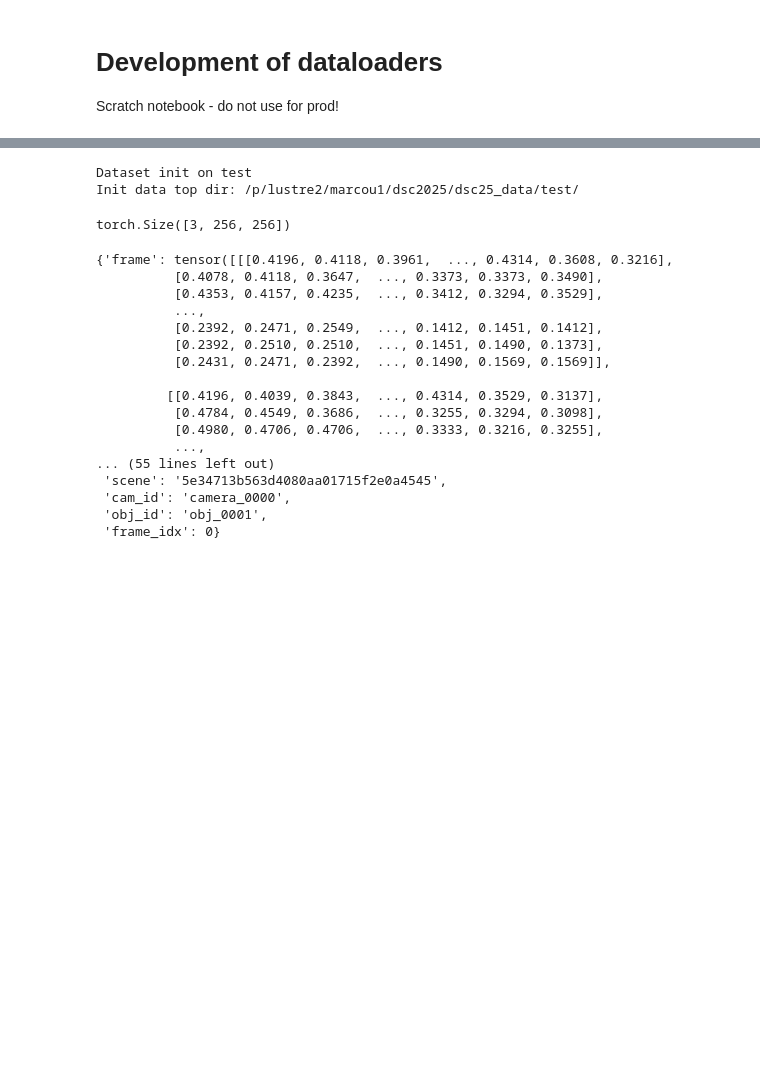
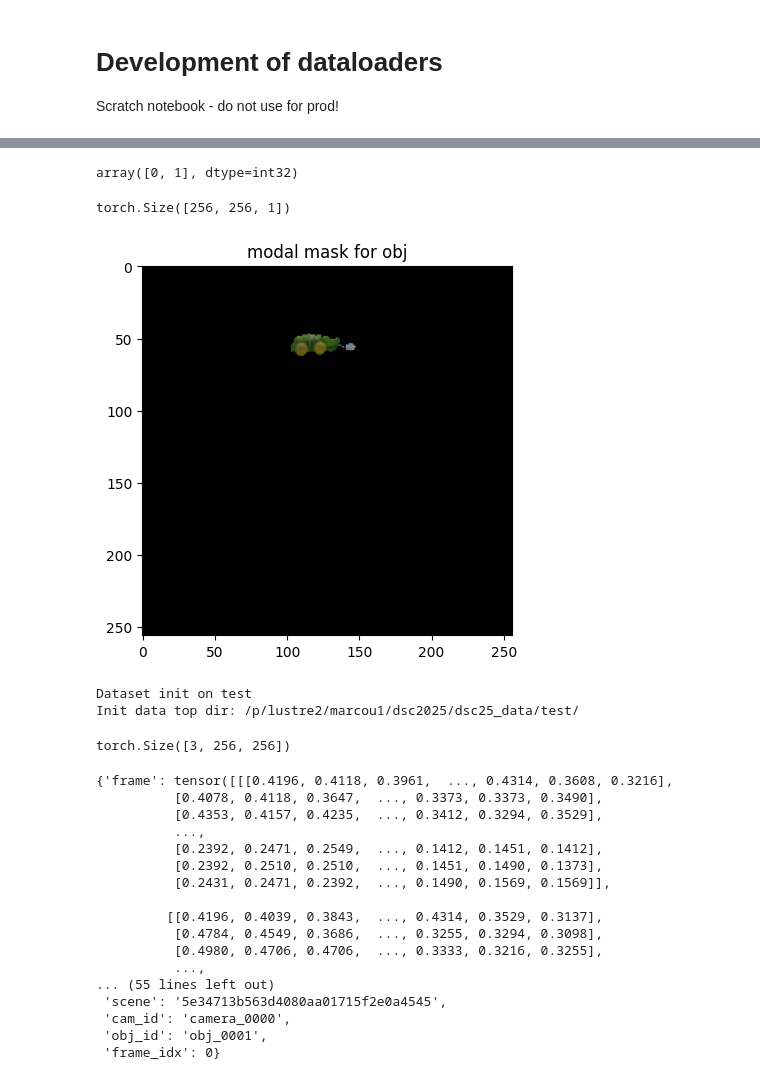
Before and after one commit to campbell108/groupj_llnl, a Jupyter notebook: load_data/dataloader_dev.ipynb, the cells around one changed output, grey strips where cells are left out. Saved outputs shown, nothing was run; the diff lists cells and outputs as text; code cells hidden in the pictures; blank space fills up the shorter version.

```diff
--- a/load_data/dataloader_dev.ipynb
+++ b/load_data/dataloader_dev.ipynb
@@ -386,3 +448,19 @@ torch.Size([3, 8, 256, 256]) torch.float32
+# %%
+modal_mask = sample['modal_masks']
+np.unique(modal_mask)
+# %% [output]
+array([0, 1], dtype=int32)
+# %%
+mmask.shape
+# %% [output]
+torch.Size([256, 256, 1])
+# %%
+plt.imshow(sample['amodal_content'][:, 0].permute(1,2,0))
+plt.imshow(sample['amodal_content'][:, 0].permute(1,2,0) * mmask)
+plt.title("modal mask for obj")
+plt.show()
+# %% [output]
+[figure, added]
 # %%
 # Making minimal changes
 # Inherit from the MOViDataset class
```
Also changed, not shown: parts of 5 cells of this notebook, 1 other file.
